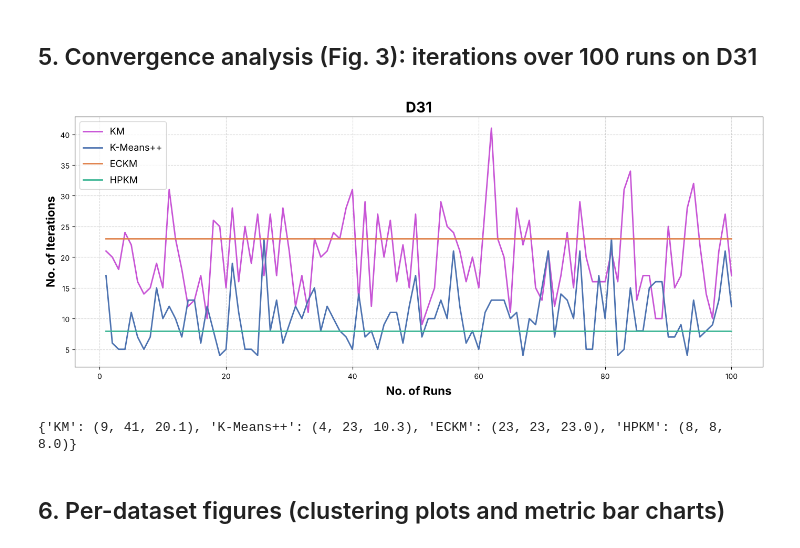
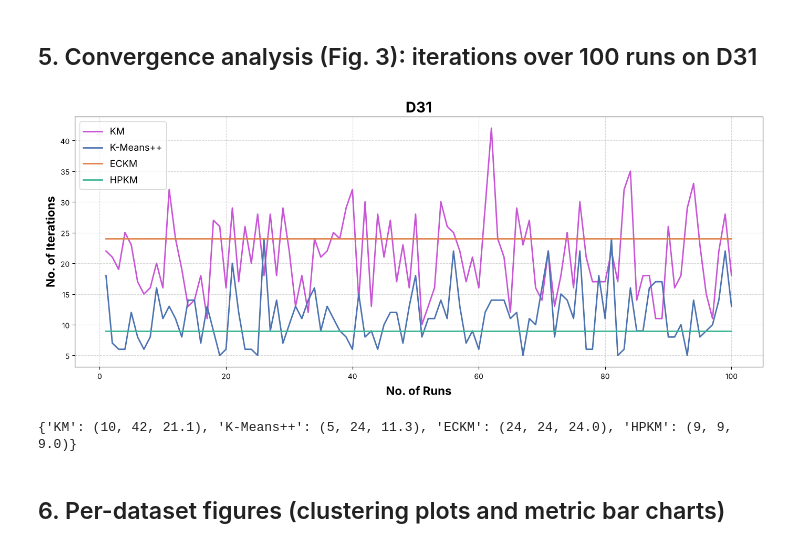
Before and after one commit to kinsukgiri/HPKM_V2, a Jupyter notebook: HPKM_final.ipynb, the cells around one changed output. Cells and saved outputs as stored; diff of their text form; code cells hidden in the pictures.

```diff
--- a/HPKM_final.ipynb
+++ b/HPKM_final.ipynb
@@ -124,27 +127,34 @@ def eckm_init(X, k, tol=1e-6):
     vor = Voronoi(X)
     polygon = Polygon(hull.points[hull.vertices])
     inner = np.array([v for v in vor.vertices if polygon.contains(Point(v))])
-    radii = cdist(inner, X).min(axis=1)                        # largest empty circles
+    tree = cKDTree(X)
+    radii = tree.query(inner)[0]                               # radius of the largest empty circle at each vertex
     order = np.argsort(-radii, kind="stable")
     seen = {}
     for idx in order:
-        d = cdist(inner[idx:idx+1], X)[0]
-        for pt in X[np.abs(d - radii[idx]) < tol]:
+        cand = np.sort(tree.query_ball_point(inner[idx], radii[idx] + tol))
+        d = np.linalg.norm(X[cand] - inner[idx], axis=1)
+        for pt in X[cand[np.abs(d - radii[idx]) < tol]]:      # points on the circumference
             seen.setdefault(tuple(pt), None)
         if len(seen) >= k:
             break
     return np.array(list(seen.keys()))[:k]
 
 def varpart_init(X, k):
+    # The SSE of each cell is computed once, when the cell is created, and kept with the cell.
+    def sse(c):
+        P = X[c]
+        return float(((P - P.mean(axis=0)) ** 2).sum())
     cells = [np.arange(len(X))]
+    sses = [sse(cells[0])]
     while len(cells) < k:
-        sse = [((X[c] - X[c].mean(axis=0)) ** 2).sum() for c in cells]
-        c = cells.pop(int(np.argmax(sse)))
+        j = int(np.argmax(sses))                               # cell with the largest SSE
+        c = cells.pop(j); sses.pop(j)
         P = X[c]; d = int(np.argmax(P.var(axis=0))); m = P[:, d].mean()
         left, right = c[P[:, d] <= m], c[P[:, d] > m]
         if len(left) == 0 or len(right) == 0:
-            cells.append(c); break
-        cells += [left, right]
+            cells.append(c); sses.append(0.0); break
+        cells += [left, right]; sses += [sse(left), sse(right)]
     return np.array([X[c].mean(axis=0) for c in cells])
 
 def hpkm_partition(X, k):
@@ -177,7 +187,7 @@ def kmeans_iterative(X, k, init, max_iter=MAX_ITER, tol=TOL):
         if np.linalg.norm(new - centroids) < tol:
             break
         centroids = new
-    return labels, centroids, p          # p = iteration count reported in the paper
+    return labels, centroids, p + 1      # number of centroid-update iterations performed (loop index + 1)
 
 def evaluate(X, y, labels, centroids):
     return {"SH": silhouette_score(X, labels), "DBI": davies_bouldin_score(X, labels),
@@ -336,21 +346,21 @@ Saved Results/Tables/table3.tex
 # %%
 X, y, k, _ = DATA[CONV_DATASET]
 conv = {"KM":        [kmeans_iterative(X, k, km_random_init(X, k, s))[2] for s in range(CONV_RUNS)],
         "K-Means++": [kmeans_iterative(X, k, kmeanspp_init(X, k, s))[2] for s in range(CONV_RUNS)],
-        "ECKM":      [kmeans_iterative(X, k, eckm_init(X, k))[2]] * CONV_RUNS,
-        "HPKM":      [kmeans_iterative(X, k, hpkm_init(X, k))[2]] * CONV_RUNS}
+        "ECKM":      [kmeans_iterative(X, k, eckm_init(X, k))[2] for _ in range(CONV_RUNS)],   # executed in every run
+        "HPKM":      [kmeans_iterative(X, k, hpkm_init(X, k))[2] for _ in range(CONV_RUNS)]}   # executed in every run
 pd.DataFrame(conv).to_csv(OUT_DIR + "Tables/convergence_" + CONV_DATASET + ".csv", index_label="run")
 COLORS = {"KM": "#c855d6", "K-Means++": "#4c72b0", "ECKM": "#e0814a", "HPKM": "#3fb796", "Var-Part": "#8c8c8c"}
 fig, ax = plt.subplots(figsize=(14, 6))
 for m, v in conv.items():
     ax.plot(range(1, CONV_RUNS + 1), v, lw=2, color=COLORS[m], label=m)
 ax.set_xlabel("No. of Runs", fontsize=16, fontweight="bold"); ax.set_ylabel("No. of Iterations", fontsize=16, fontweight="bold")
 ax.set_title(CONV_DATASET, fontsize=20, fontweight="bold"); ax.grid(ls="--", alpha=0.5); ax.legend(fontsize=13)
 plt.tight_layout(); plt.savefig(OUT_DIR + "Iterations/iterations_" + CONV_DATASET + ".png", dpi=300); plt.show()
 print({m: (min(v), max(v), round(float(np.mean(v)), 1)) for m, v in conv.items()})
 # %% [output]
-[figure, old version]
+[figure, new version]
-{'KM': (9, 41, 20.1), 'K-Means++': (4, 23, 10.3), 'ECKM': (23, 23, 23.0), 'HPKM': (8, 8, 8.0)}
+{'KM': (10, 42, 21.1), 'K-Means++': (5, 24, 11.3), 'ECKM': (24, 24, 24.0), 'HPKM': (9, 9, 9.0)}
 # %% [markdown]
 ## 6. Per-dataset figures (clustering plots and metric bar charts)
 # %%
```
Also changed, not shown: parts of 16 cells of this notebook, 35 other files.
